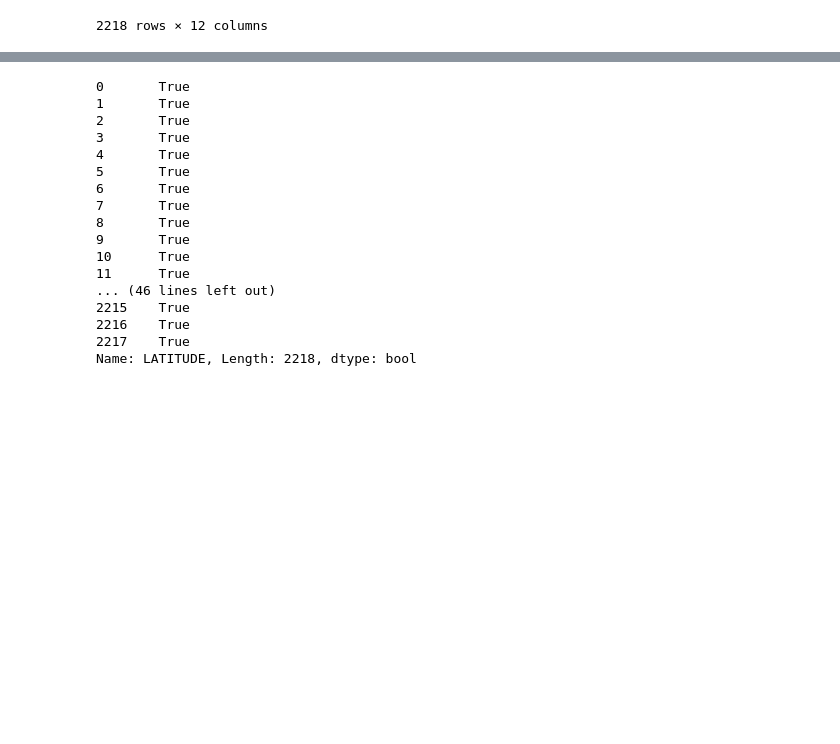
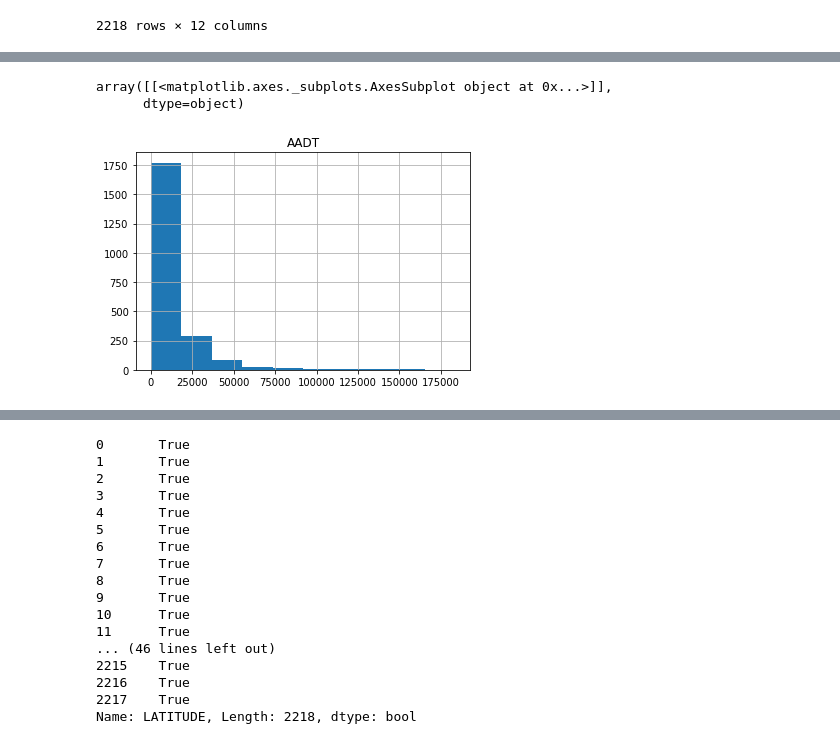
Before and after one commit to jaworra/Jupyter-Notebooks, a Jupyter notebook: here_analysis.ipynb, the cells around one changed output, grey strips where cells are left out. Saved outputs shown, nothing was run; the diff lists cells and outputs as text; code cells hidden in the pictures; blank space fills up the shorter version.

```diff
--- a/here_analysis.ipynb
+++ b/here_analysis.ipynb
@@ -81,3 +95,9 @@ plt.plot(lons, lats, 'r.')
 mplleaflet.display(fig=fig,)
 # %% [output]
 [interactive output not drawn]
+# %%
+aadt_2018_gdf.hist('AADT') #Shows the count/frequency of counts - shows the majority of counts belwo 25000
+# %% [output]
+array([[<matplotlib.axes._subplots.AxesSubplot object at 0x...>]],
+      dtype=object)
+[figure, added]
```
Also changed, not shown: parts of 15 cells of this notebook.
